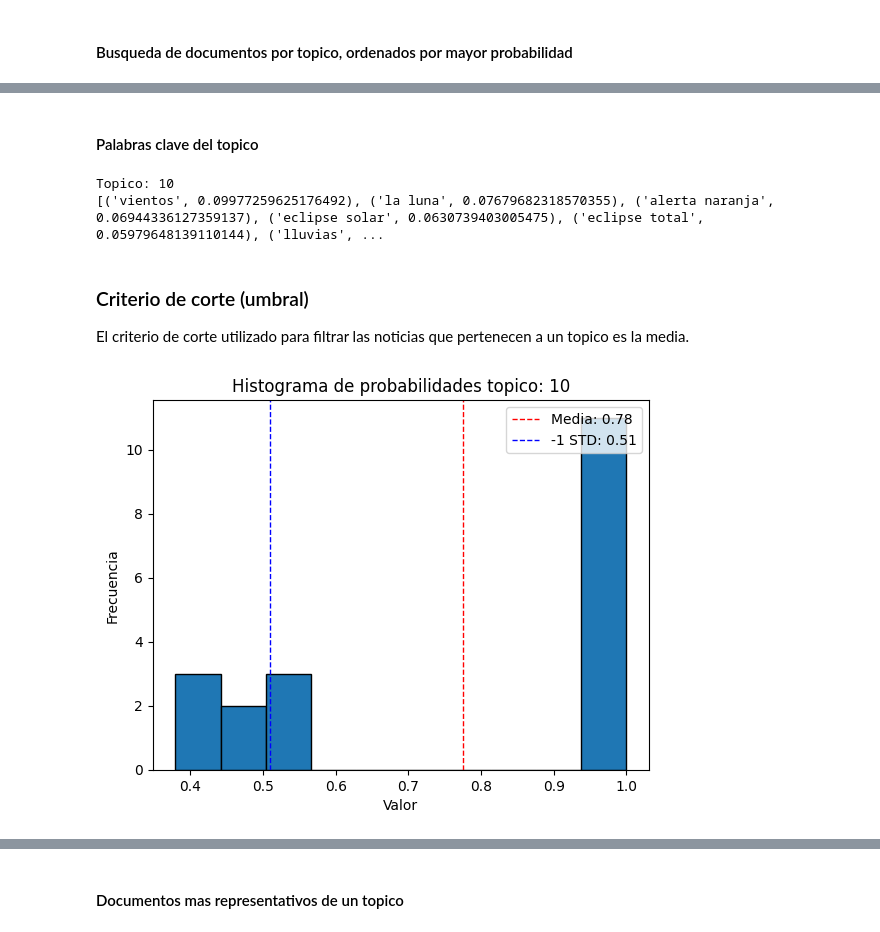
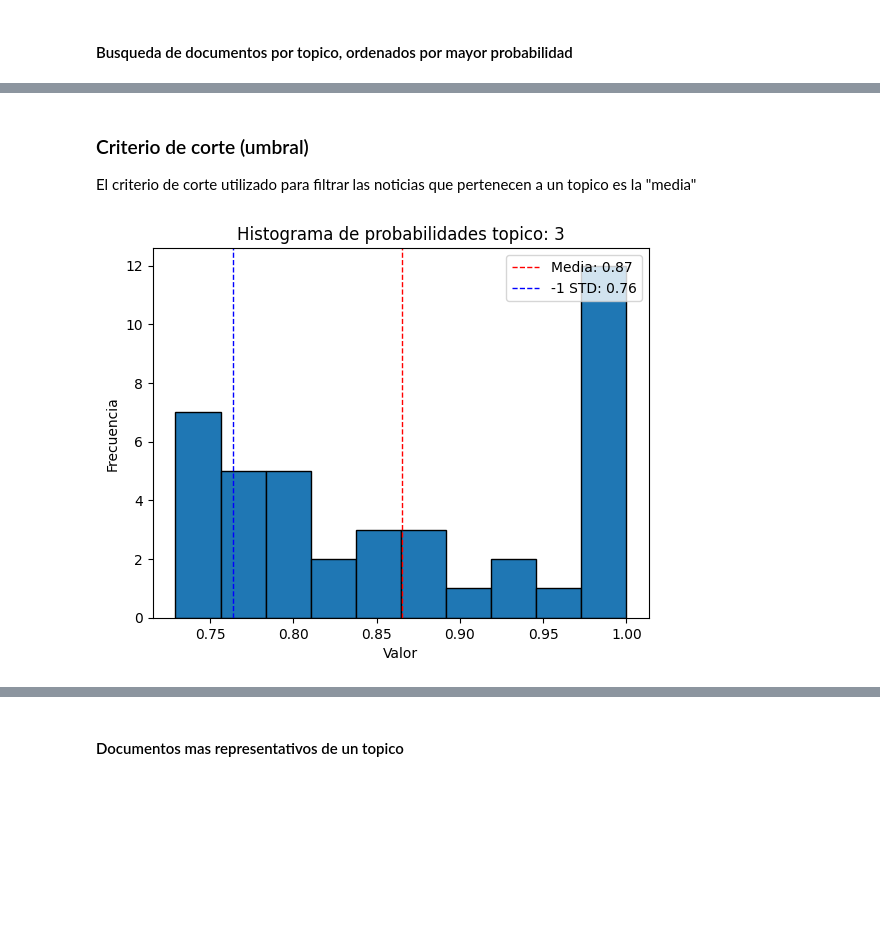
Before and after one commit to gabrielfernandorey/ITBA-NLP, a Jupyter notebook: NLP_02_model.ipynb, the cells around one changed output, grey strips where cells are left out. Cells and saved outputs as stored; diff of their text form; code cells hidden in the pictures; blank space fills up the shorter version.

```diff
--- a/NLP_02_model.ipynb
+++ b/NLP_02_model.ipynb
@@ -103,3 +104,4 @@ len(proc_data)
 # %%
 # Stopwords
 SPANISH_STOPWORDS = list(pd.read_csv(PATH+'spanish_stop_words.csv' )['stopwords'].values)
+SPANISH_STOPWORDS_SPECIAL = list(pd.read_csv(PATH+'spanish_stop_words_spec.csv' )['stopwords'].values)
@@ -268,12 +252,14 @@ topic_labels[topic_res[0][np.argmax(topic_res[1])]+1]
 ### Buscar los titulos de los primeros n documentos de un topico
 # %%
 # Obtener los n documentos de un tópico
-topic_id = 7
-n_docs = 5
-topic_docs_idx = [i for i, (doc, topic) in enumerate(zip(list(df_parquet['in__title']), topics)) if topic == topic_id]
+topic_id = np.random.randint(len(set(topic_model.topics_))-1)
+print(f"Topico N°: {topic_id} --> {topic_labels[topic_id+1]}" )
+
+n_docs = 5  # N documentos a recuperar
+topic_docs_idx = [i for i, (doc, topic) in enumerate(zip(list(df_parquet['title']), topic_model.topics_)) if topic == topic_id]
 n_docs = n_docs if n_docs <= len(topic_docs_idx) else len(topic_docs_idx)
 
 print(f"{n_docs} de {len(topic_docs_idx)} titulos de noticias encontrados en el tópico {topic_id:}")
 for idx in topic_docs_idx[:n_docs]:
-    print("- ",df_parquet.iloc[idx]['in__title'])
+    print("- ",df_parquet.iloc[idx]['title'])
 # %% [output]
@@ -286,23 +273,16 @@ for idx in topic_docs_idx[:n_docs]:
 # %% [markdown]
 #### Busqueda de documentos por topico, ordenados por mayor probabilidad
 # %%
-topic = 14
-# topic = np.random.randint(0, len(docs_per_topics)-1) # Aleatorio
+docs_per_topics = [i for i, x in enumerate(topic_model.topics_) if x == topic_id]
+score_docs = topic_model.probabilities_[docs_per_topics]
 
-docs_per_topics = [i for i, x in enumerate(topic_model.topics_) if x == topic]
-probs = topic_model.probabilities_[docs_per_topics]
+print(f"Topico N°: {topic_id} --> {topic_labels[topic_id+1]}" )
 
-print("Ejemplo para tópico:", topic)
+reg_data = []
+for i, doc in enumerate(docs_per_topics):
+    reg_data.append([df_parquet.iloc[doc].asset_id, df_parquet.iloc[doc].title, round(score_docs[i],4)])
 
-doc_probs_x_topic = []
-news_nmf = []
-title_nmf = []
-for i, doc in enumerate(docs_per_topics):
-    doc_probs_x_topic.append([df_parquet.index[doc], df_parquet.iloc[doc].in__title, round(probs[i],4)])
-    news_nmf.append(df_parquet.iloc[doc].in__text)
-    title_nmf.append(df_parquet.iloc[doc].in__title)
-
-df_query_1 = pd.DataFrame(doc_probs_x_topic, columns=['ID','titulo','score'])
-print(len(df_query_1), "docs encontrados")
-df_query_1.sort_values('score', ascending=False)
+df_query = pd.DataFrame(reg_data, columns=['ID','titulo','score'])
+print(len(df_query), "docs encontrados")
+df_query.sort_values('score', ascending=False).style.set_properties(subset=['titulo'], **{'text-align': 'left'})
 # %% [output]
@@ -324,38 +308,27 @@ Ejemplo para tópico: 14
-# %% [markdown]
-#### Palabras clave del topico
-# %%
-# Obtener las palabras clave para un topico dado
-topic = 10
-topic_keywords = topic_model.get_topic(topic)
-print("Topico:", topic)
-print(topic_keywords)
-# %% [output]
-Topico: 10
-[('vientos', 0.09977259625176492), ('la luna', 0.07679682318570355), ('alerta naranja', 0.06944336127359137), ('eclipse solar', 0.0630739403005475), ('eclipse total', 0.05979648139110144), ('lluvias', ...
 # %% [markdown]
 ### Criterio de corte (umbral)
-El criterio de corte utilizado para filtrar las noticias que pertenecen a un topico es la media.
+El criterio de corte utilizado para filtrar las noticias que pertenecen a un topico es la "media"
 # %%
 # Calcular la media, el desvío estándar
 
-mean = np.mean([fila[2] for fila in doc_probs_x_topic])
-std_dev = np.std([fila[2] for fila in doc_probs_x_topic])
+mean = np.mean([fila[2] for fila in reg_data])
+std_dev = np.std([fila[2] for fila in reg_data])
 
 # Crear el histograma
-plt.hist([fila[2] for fila in doc_probs_x_topic], bins=10, edgecolor='black')
+plt.hist([fila[2] for fila in reg_data], bins=10, edgecolor='black')
 
 # Añadir líneas para la media, la moda y el desvío estándar
 plt.axvline(mean, color='r', linestyle='dashed', linewidth=1, label=f'Media: {mean:.2f}')
 plt.axvline(mean - std_dev, color='b', linestyle='dashed', linewidth=1, label=f'-1 STD: {mean - std_dev:.2f}')
 
 
 # Añadir títulos y etiquetas
-plt.title(f'Histograma de probabilidades topico: {topic}')
+plt.title(f'Histograma de probabilidades topico: {topic_id}')
 plt.xlabel('Valor')
 plt.ylabel('Frecuencia')
 plt.legend()
 
 # Mostrar el gráfico
 plt.show()
 # %% [output]
-[figure, old version]
+[figure, new version]
```
Also changed, not shown: parts of 61 cells of this notebook, 36 other files.
